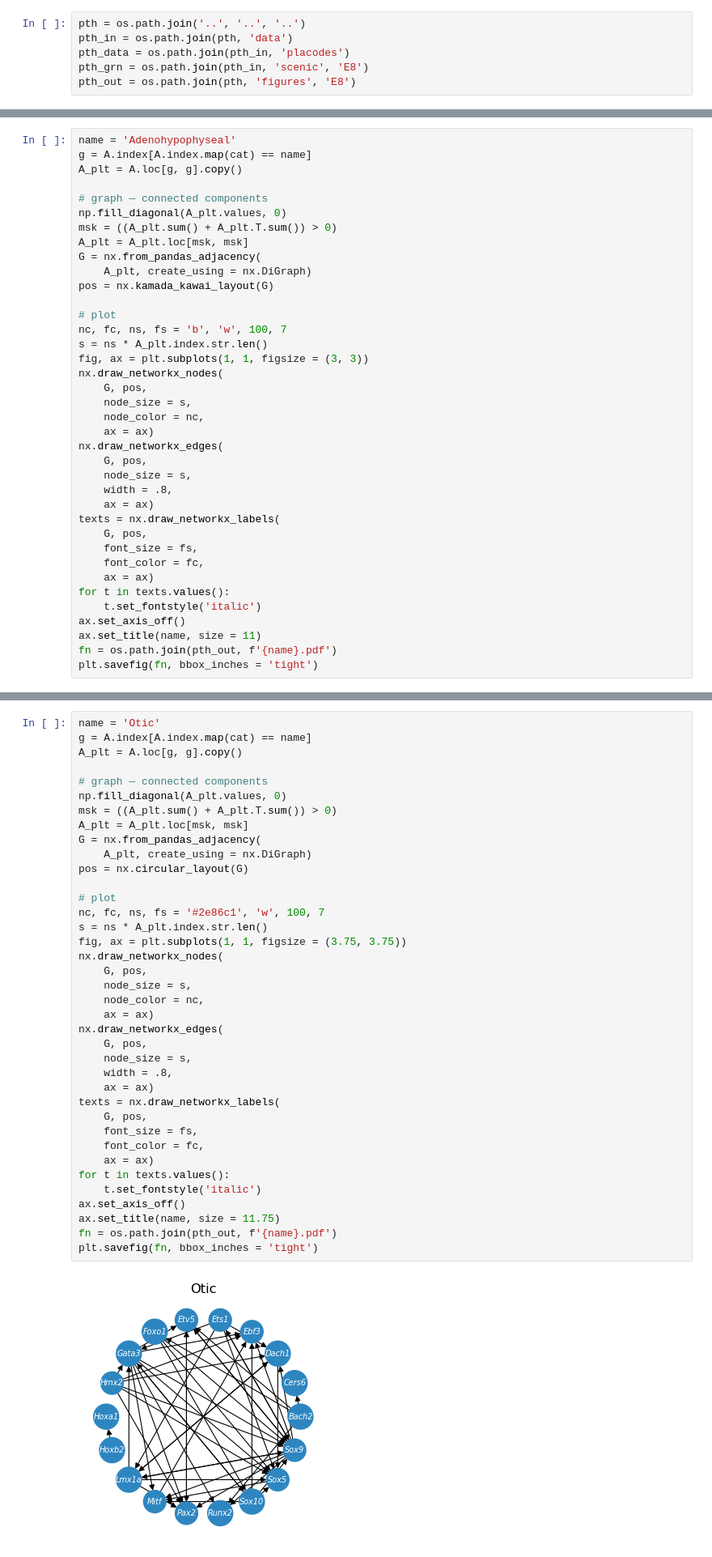
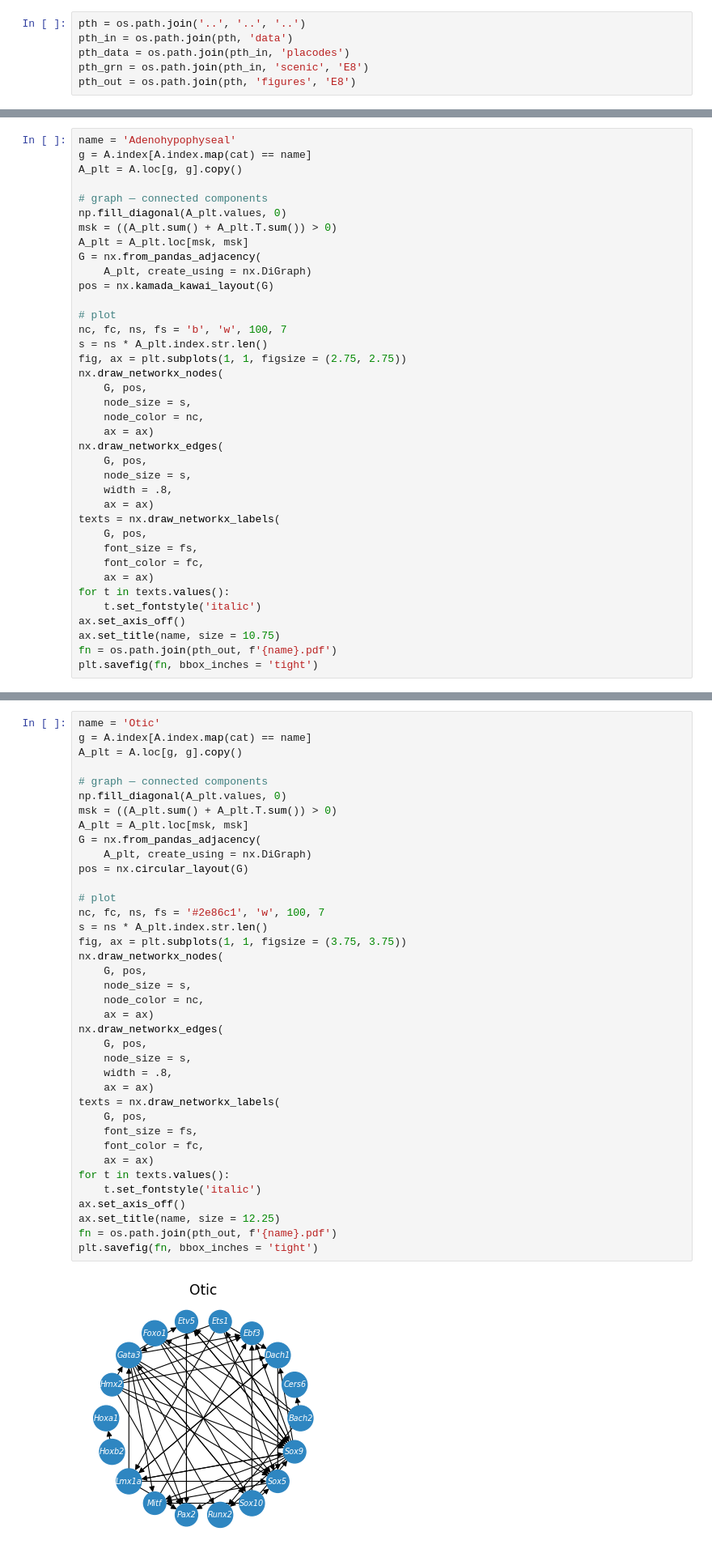
Before and after one commit to calebclayreagor/placode-grn, a Jupyter notebook: notebooks/analysis/graphs/E8.ipynb, the cells around one changed output, grey strips where cells are left out. Shown at 81% size. Cells and saved outputs as stored; diff of their text form.

```diff
--- a/notebooks/analysis/graphs/E8.ipynb
+++ b/notebooks/analysis/graphs/E8.ipynb
@@ -49,7 +49,7 @@ pos = nx.kamada_kawai_layout(G)
 # plot
 nc, fc, ns, fs = 'b', 'w', 100, 7
 s = ns * A_plt.index.str.len()
-fig, ax = plt.subplots(1, 1, figsize = (3, 3))
+fig, ax = plt.subplots(1, 1, figsize = (2.75, 2.75))
 nx.draw_networkx_nodes(
     G, pos,
     node_size = s,
@@ -68,7 +68,7 @@ texts = nx.draw_networkx_labels(
 for t in texts.values():
     t.set_fontstyle('italic')
 ax.set_axis_off()
-ax.set_title(name, size = 11)
+ax.set_title(name, size = 10.75)
 fn = os.path.join(pth_out, f'{name}.pdf')
 plt.savefig(fn, bbox_inches = 'tight')
 # %% [output]
@@ -124,35 +124,35 @@ msk = ((A_plt.sum() + A_plt.T.sum()) > 0)
 A_plt = A_plt.loc[msk, msk]
 G = nx.from_pandas_adjacency(
     A_plt, create_using = nx.DiGraph)
 pos = nx.circular_layout(G)
 
 # plot
 nc, fc, ns, fs = '#2e86c1', 'w', 100, 7
 s = ns * A_plt.index.str.len()
 fig, ax = plt.subplots(1, 1, figsize = (3.75, 3.75))
 nx.draw_networkx_nodes(
     G, pos,
     node_size = s,
     node_color = nc,
     ax = ax)
 nx.draw_networkx_edges(
     G, pos,
     node_size = s,
     width = .8,
     ax = ax)
 texts = nx.draw_networkx_labels(
     G, pos,
     font_size = fs,
     font_color = fc,
     ax = ax)
 for t in texts.values():
     t.set_fontstyle('italic')
 ax.set_axis_off()
-ax.set_title(name, size = 11.75)
+ax.set_title(name, size = 12.25)
 fn = os.path.join(pth_out, f'{name}.pdf')
 plt.savefig(fn, bbox_inches = 'tight')
 # %% [output]
-[figure, old version]
+[figure, new version]
 # %%
 name = 'Trigeminal'
 g = A.index[A.index.map(cat) == name]
```
Also changed, not shown: parts of 2 cells of this notebook, 7 other files.
